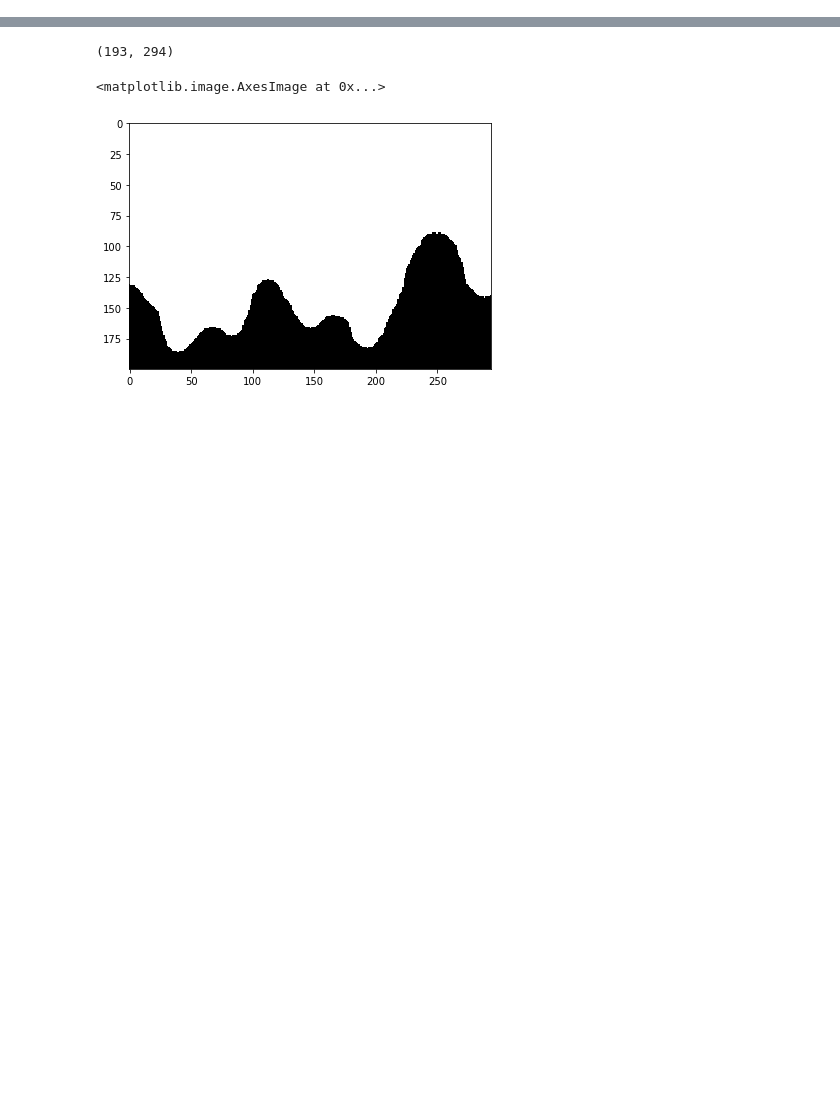
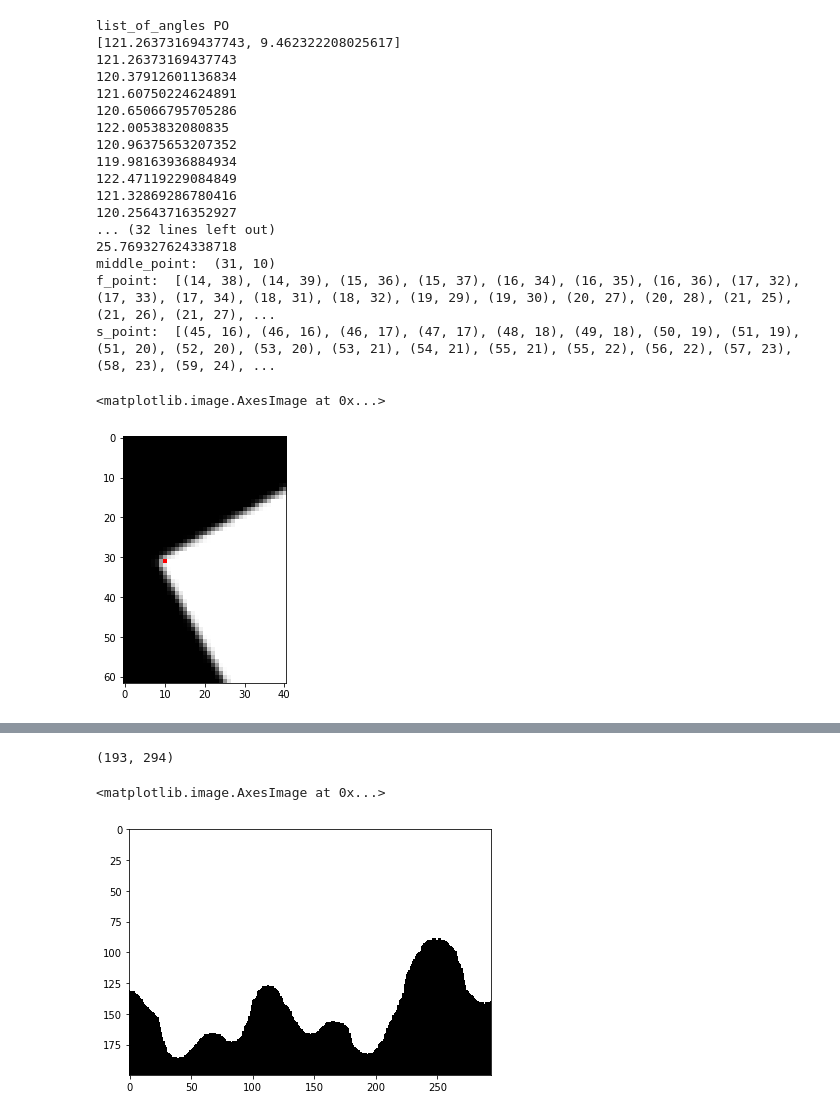
Before and after one commit to LiLatee/PIRO_project1, a Jupyter notebook: main.ipynb, the cells around one changed output, grey strips where cells are left out. Cells and saved outputs as stored; diff of their text form; code cells hidden in the pictures; blank space fills up the shorter version.

```diff
--- a/main.ipynb
+++ b/main.ipynb
@@ -61,18 +64,24 @@ def check_if_perpendicular_lines(line1, line2):
     point21, point22 = line2
     if compare_2_points_with_range(point11, point21, 10) or compare_2_points_with_range(point11, point22, 10) or compare_2_points_with_range(point12, point21, 10):
         angle_between_lines = abs(get_angle_of_line(line1)-get_angle_of_line(line2))
-        if compare_2_numbers_with_range(angle_between_lines, 90, 5):
+#         print("line1: ", line1)
+#         print("line2: ", line2)
+#         print("get_angle_of_line(line1): ", get_angle_of_line(line1))
+#         print("get_angle_of_line(line2): ", get_angle_of_line(line2))
+#         print("angle_between_lines: ", angle_between_lines)
+        if compare_2_numbers_with_range(angle_between_lines, 90, 10) or compare_2_numbers_with_range(angle_between_lines, 270, 10):
             return True
 
     return False
 
-# def check_if_parallel_lines(line1, line2):
-#     point11, point12 = line1
-#     point21, point22 = line2
-#     if compare_2_points_with_range(point11, point21, 10) or compare_2_points_with_range(point11, point22, 10) or compare_2_points_with_range(point12, point21, 10):
-#         angle_between_lines = abs(get_angle_of_line(line1)-get_angle_of_line(line2))
-#         if compare_2_numbers_with_range(angle_between_lines, 0, 5):
-#             return True
+def check_if_parallel_lines(line1, line2):
+    point11, point12 = line1
+    point21, point22 = line2
+    if compare_2_points_with_range(point11, point21, 10) or compare_2_points_with_range(point11, point22, 10) or compare_2_points_with_range(point12, point21, 10):
+        angle_between_lines = abs(get_angle_of_line(line1)-get_angle_of_line(line2))
+        print(angle_between_lines)
+        if compare_2_numbers_with_range(angle_between_lines, 0, 10) or compare_2_numbers_with_range(angle_between_lines, 360, 10):
+            return True
 
     return False
 
@@ -214,0 +350,28 @@ print(get_points_with_right_angle(io.imread(images_paths[0])))
+# %%
+img = io.imread(images_paths[18])
+img2 = check_if_it_is_right_angle_using_angles_of_lines(img, (98, 10), radius=30)
+img2 = color.gray2rgb(img2)
+# img2[32,23] = (255,0,0)
+# img2[12,31] = (255,0,0)
+img2[31,10] = (255,0,0)
+io.imshow((img2))
+# %% [output]
+list_of_angles PO
+[121.26373169437743, 9.462322208025617]
+121.26373169437743
+120.37912601136834
+121.60750224624891
+120.65066795705286
+122.0053832080835
+120.96375653207352
+119.98163936884934
+122.47119229084849
+121.32869286780416
+120.25643716352927
+... (32 lines left out)
+25.769327624338718
+middle_point:  (31, 10)
+f_point:  [(14, 38), (14, 39), (15, 36), (15, 37), (16, 34), (16, 35), (16, 36), (17, 32), (17, 33), (17, 34), (18, 31), (18, 32), (19, 29), (19, 30), (20, 27), (20, 28), (21, 25), (21, 26), (21, 27), ...
+s_point:  [(45, 16), (46, 16), (46, 17), (47, 17), (48, 18), (49, 18), (50, 19), (51, 19), (51, 20), (52, 20), (53, 20), (53, 21), (54, 21), (55, 21), (55, 22), (56, 22), (57, 23), (58, 23), (59, 24), ...
+<matplotlib.image.AxesImage at 0x...>
+[figure, added]
```
Also changed, not shown: parts of 10 cells of this notebook.
